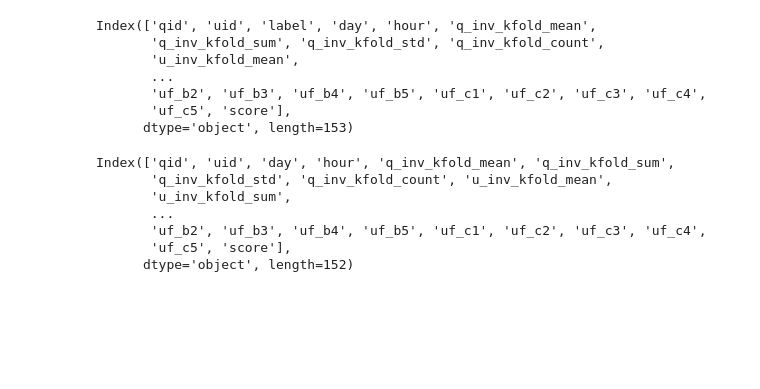
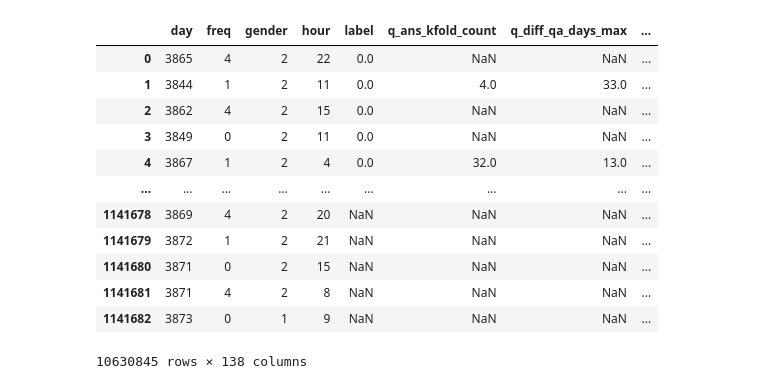
Before and after one commit to goodbyeearth/zhcup, a Jupyter notebook: lgb.ipynb, the cells around one changed output. Saved outputs shown, nothing was run; the diff lists cells and outputs as text; code cells hidden in the pictures; blank space fills up the shorter version.

```diff
--- a/lgb.ipynb
+++ b/lgb.ipynb
@@ -116,25 +143,21 @@ uf_c3         428
-# %%
-train.columns
-# %% [output]
-Index(['qid', 'uid', 'label', 'day', 'hour', 'q_inv_kfold_mean',
-       'q_inv_kfold_sum', 'q_inv_kfold_std', 'q_inv_kfold_count',
-       'u_inv_kfold_mean',
-       ...
-       'uf_b2', 'uf_b3', 'uf_b4', 'uf_b5', 'uf_c1', 'uf_c2', 'uf_c3', 'uf_c4',
-       'uf_c5', 'score'],
-      dtype='object', length=153)
-# %%
-test.columns
-# %% [output]
-Index(['qid', 'uid', 'day', 'hour', 'q_inv_kfold_mean', 'q_inv_kfold_sum',
-       'q_inv_kfold_std', 'q_inv_kfold_count', 'u_inv_kfold_mean',
-       'u_inv_kfold_sum',
-       ...
-       'uf_b2', 'uf_b3', 'uf_b4', 'uf_b5', 'uf_c1', 'uf_c2', 'uf_c3', 'uf_c4',
-       'uf_c5', 'score'],
-      dtype='object', length=152)
 # %%
 data = pd.concat((train, test), axis=0, sort=True)
+# %%
+data
+# %% [output]
+|  | day | freq | gender | hour | label | q_ans_kfold_count | q_diff_qa_days_max | ... |
+| 0 | 3865 | 4 | 2 | 22 | 0.0 | NaN | NaN | ... |
+| 1 | 3844 | 1 | 2 | 11 | 0.0 | 4.0 | 33.0 | ... |
+| 2 | 3862 | 4 | 2 | 15 | 0.0 | NaN | NaN | ... |
+| 3 | 3849 | 0 | 2 | 11 | 0.0 | NaN | NaN | ... |
+| 4 | 3867 | 1 | 2 | 4 | 0.0 | 32.0 | 13.0 | ... |
+| ... | ... | ... | ... | ... | ... | ... | ... | ... |
+| 1141678 | 3869 | 4 | 2 | 20 | NaN | NaN | NaN | ... |
+| 1141679 | 3872 | 1 | 2 | 21 | NaN | NaN | NaN | ... |
+| 1141680 | 3871 | 0 | 2 | 15 | NaN | NaN | NaN | ... |
+| 1141681 | 3871 | 4 | 2 | 8 | NaN | NaN | NaN | ... |
+| 1141682 | 3873 | 0 | 1 | 9 | NaN | NaN | NaN | ... |
+10630845 rows × 138 columns
 # %%
 # count编码
 count_fea = ['uid_enc', 'qid_enc', 'gender', 'freq', 'uf_c1', 'uf_c2', 'uf_c3', 'uf_c4', 'uf_c5']
```
Also changed, not shown: parts of 11 cells of this notebook, 3 other files.
